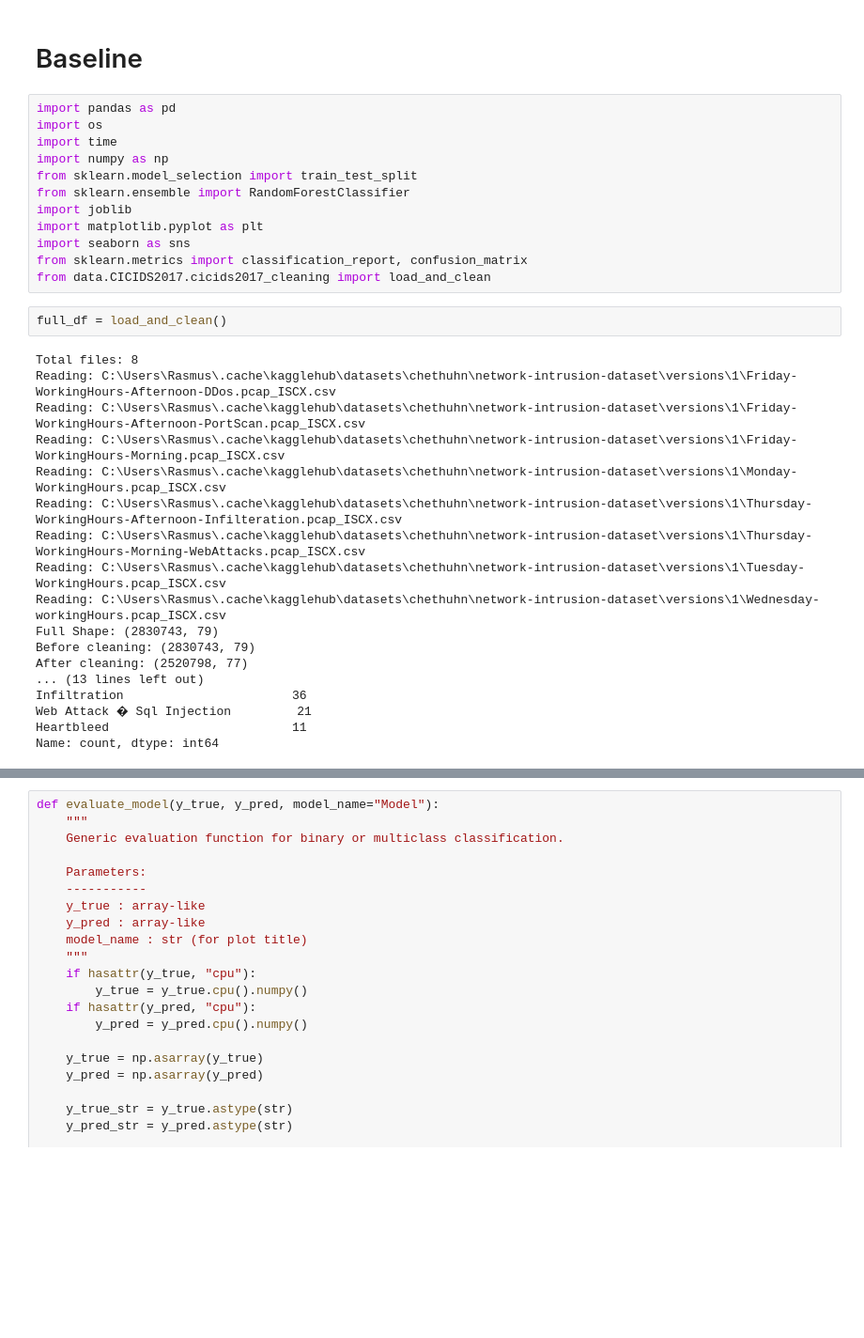
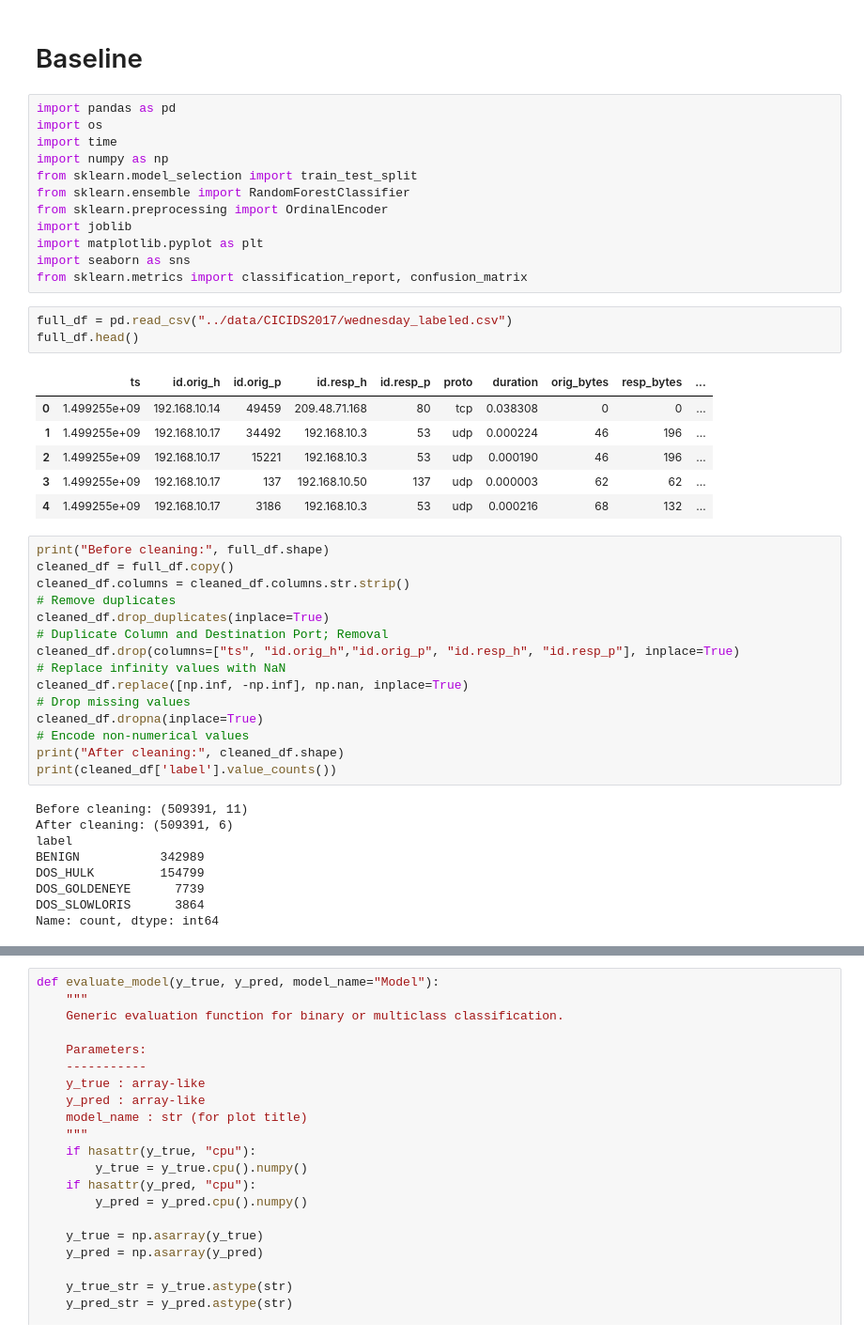
Before and after one commit to ramuld12/Property-based-Neural-Network-Verification, a Jupyter notebook: baseline/cicids2017_baseline.ipynb, the cells around one changed output, grey strips where cells are left out. Shown at 94% size. Cells and saved outputs as stored; diff of their text form; blank space fills up the shorter version.

Commit message:
Added Wednesday labeled dataset

```diff
--- a/baseline/cicids2017_baseline.ipynb
+++ b/baseline/cicids2017_baseline.ipynb
@@ -7,28 +7,42 @@ import time
 import numpy as np
 from sklearn.model_selection import train_test_split
 from sklearn.ensemble import RandomForestClassifier
+from sklearn.preprocessing import OrdinalEncoder
 import joblib
 import matplotlib.pyplot as plt
 import seaborn as sns
 from sklearn.metrics import classification_report, confusion_matrix
-from data.CICIDS2017.cicids2017_cleaning import load_and_clean
 # %%
-full_df = load_and_clean()
+full_df = pd.read_csv("../data/CICIDS2017/wednesday_labeled.csv")
+full_df.head()
 # %% [output]
-Total files: 8
-Reading: C:\Users\Rasmus\.cache\kagglehub\datasets\chethuhn\network-intrusion-dataset\versions\1\Friday-WorkingHours-Afternoon-DDos.pcap_ISCX.csv
-Reading: C:\Users\Rasmus\.cache\kagglehub\datasets\chethuhn\network-intrusion-dataset\versions\1\Friday-WorkingHours-Afternoon-PortScan.pcap_ISCX.csv
-Reading: C:\Users\Rasmus\.cache\kagglehub\datasets\chethuhn\network-intrusion-dataset\versions\1\Friday-WorkingHours-Morning.pcap_ISCX.csv
-Reading: C:\Users\Rasmus\.cache\kagglehub\datasets\chethuhn\network-intrusion-dataset\versions\1\Monday-WorkingHours.pcap_ISCX.csv
-Reading: C:\Users\Rasmus\.cache\kagglehub\datasets\chethuhn\network-intrusion-dataset\versions\1\Thursday-WorkingHours-Afternoon-Infilteration.pcap_ISCX.csv
-Reading: C:\Users\Rasmus\.cache\kagglehub\datasets\chethuhn\network-intrusion-dataset\versions\1\Thursday-WorkingHours-Morning-WebAttacks.pcap_ISCX.csv
-Reading: C:\Users\Rasmus\.cache\kagglehub\datasets\chethuhn\network-intrusion-dataset\versions\1\Tuesday-WorkingHours.pcap_ISCX.csv
-Reading: C:\Users\Rasmus\.cache\kagglehub\datasets\chethuhn\network-intrusion-dataset\versions\1\Wednesday-workingHours.pcap_ISCX.csv
-Full Shape: (2830743, 79)
-Before cleaning: (2830743, 79)
-After cleaning: (2520798, 77)
-... (13 lines left out)
-Infiltration                       36
-Web Attack � Sql Injection         21
-Heartbleed                         11
-Name: count, dtype: int64
+|  | ts | id.orig_h | id.orig_p | id.resp_h | id.resp_p | proto | duration | orig_bytes | resp_bytes | ... |
+| 0 | 1.499255e+09 | 192.168.10.14 | 49459 | 209.48.71.168 | 80 | tcp | 0.038308 | 0 | 0 | ... |
+| 1 | 1.499255e+09 | 192.168.10.17 | 34492 | 192.168.10.3 | 53 | udp | 0.000224 | 46 | 196 | ... |
+| 2 | 1.499255e+09 | 192.168.10.17 | 15221 | 192.168.10.3 | 53 | udp | 0.000190 | 46 | 196 | ... |
+| 3 | 1.499255e+09 | 192.168.10.17 | 137 | 192.168.10.50 | 137 | udp | 0.000003 | 62 | 62 | ... |
+| 4 | 1.499255e+09 | 192.168.10.17 | 3186 | 192.168.10.3 | 53 | udp | 0.000216 | 68 | 132 | ... |
+# %%
+print("Before cleaning:", full_df.shape)
+cleaned_df = full_df.copy()
+cleaned_df.columns = cleaned_df.columns.str.strip()
+# Remove duplicates
+cleaned_df.drop_duplicates(inplace=True)
+# Duplicate Column and Destination Port; Removal
+cleaned_df.drop(columns=["ts", "id.orig_h","id.orig_p", "id.resp_h", "id.resp_p"], inplace=True)
+# Replace infinity values with NaN
+cleaned_df.replace([np.inf, -np.inf], np.nan, inplace=True)
+# Drop missing values
+cleaned_df.dropna(inplace=True)
+# Encode non-numerical values
+print("After cleaning:", cleaned_df.shape)
+print(cleaned_df['label'].value_counts())
+# %% [output]
+Before cleaning: (509391, 11)
+After cleaning: (509391, 6)
+label
+BENIGN           342989
+DOS_HULK         154799
+DOS_GOLDENEYE      7739
+DOS_SLOWLORIS      3864
+Name: count, dtype: int64
```
Also changed, not shown: parts of 15 cells of this notebook, 4 other files.
